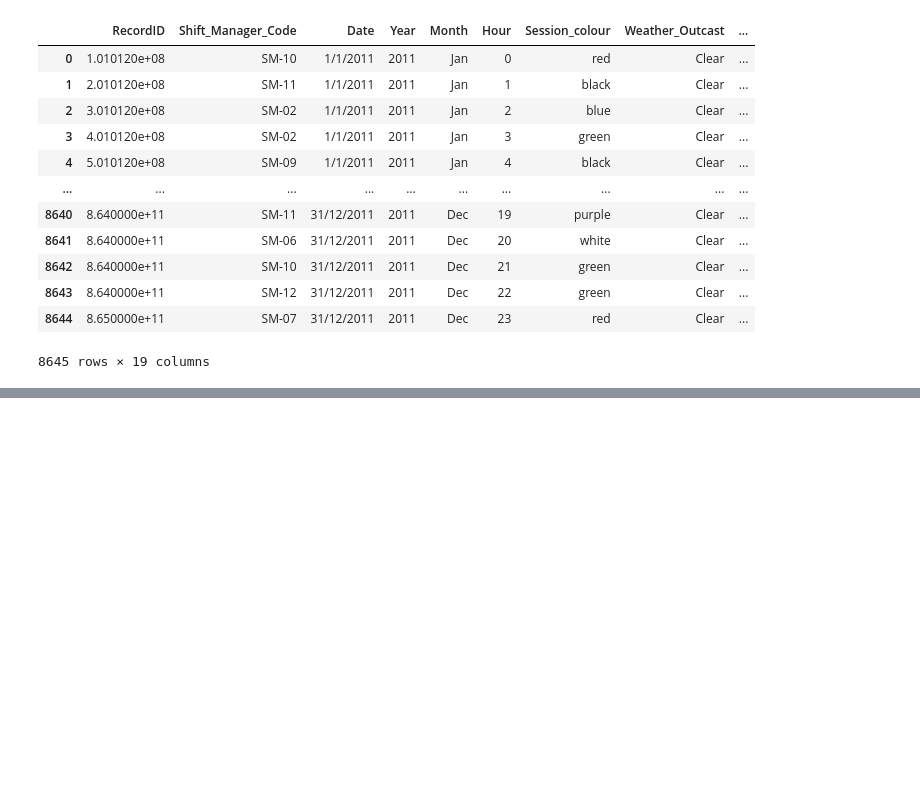
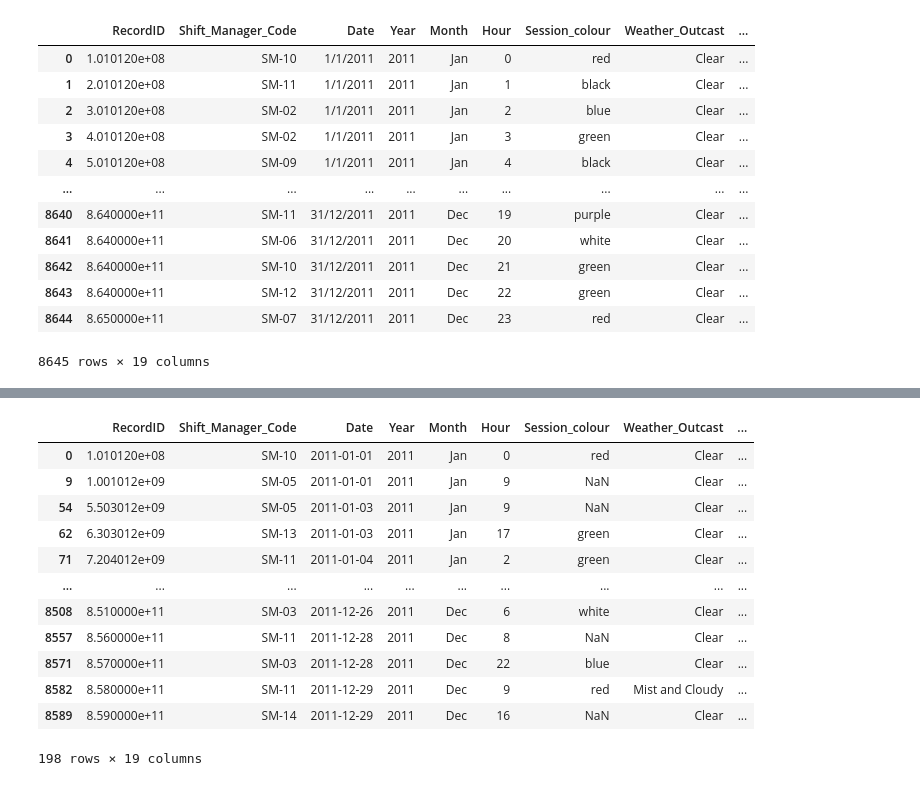
Before and after one commit to nananana25/MSI140, a Jupyter notebook: MIS140A1_Praba_200000072.ipynb, the cells around one changed output, grey strips where cells are left out. Saved outputs shown, nothing was run; the diff lists cells and outputs as text; code cells hidden in the pictures; blank space fills up the shorter version.

```diff
--- a/MIS140A1_Praba_200000072.ipynb
+++ b/MIS140A1_Praba_200000072.ipynb
@@ -20,0 +268,17 @@ display(df)
+# %%
+# Display the rows that contain missing values
+df[df.isnull().any(axis=1)]
+# %% [output]
+|  | RecordID | Shift_Manager_Code | Date | Year | Month | Hour | Session_colour | Weather_Outcast | ... |
+| 0 | 1.010120e+08 | SM-10 | 2011-01-01 | 2011 | Jan | 0 | red | Clear | ... |
+| 9 | 1.001012e+09 | SM-05 | 2011-01-01 | 2011 | Jan | 9 | NaN | Clear | ... |
+| 54 | 5.503012e+09 | SM-05 | 2011-01-03 | 2011 | Jan | 9 | NaN | Clear | ... |
+| 62 | 6.303012e+09 | SM-13 | 2011-01-03 | 2011 | Jan | 17 | green | Clear | ... |
+| 71 | 7.204012e+09 | SM-11 | 2011-01-04 | 2011 | Jan | 2 | green | Clear | ... |
+| ... | ... | ... | ... | ... | ... | ... | ... | ... | ... |
+| 8508 | 8.510000e+11 | SM-03 | 2011-12-26 | 2011 | Dec | 6 | white | Clear | ... |
+| 8557 | 8.560000e+11 | SM-11 | 2011-12-28 | 2011 | Dec | 8 | NaN | Clear | ... |
+| 8571 | 8.570000e+11 | SM-03 | 2011-12-28 | 2011 | Dec | 22 | blue | Clear | ... |
+| 8582 | 8.580000e+11 | SM-11 | 2011-12-29 | 2011 | Dec | 9 | red | Mist and Cloudy | ... |
+| 8589 | 8.590000e+11 | SM-14 | 2011-12-29 | 2011 | Dec | 16 | NaN | Clear | ... |
+198 rows × 19 columns
```
Also changed, not shown: parts of 25 cells of this notebook.
